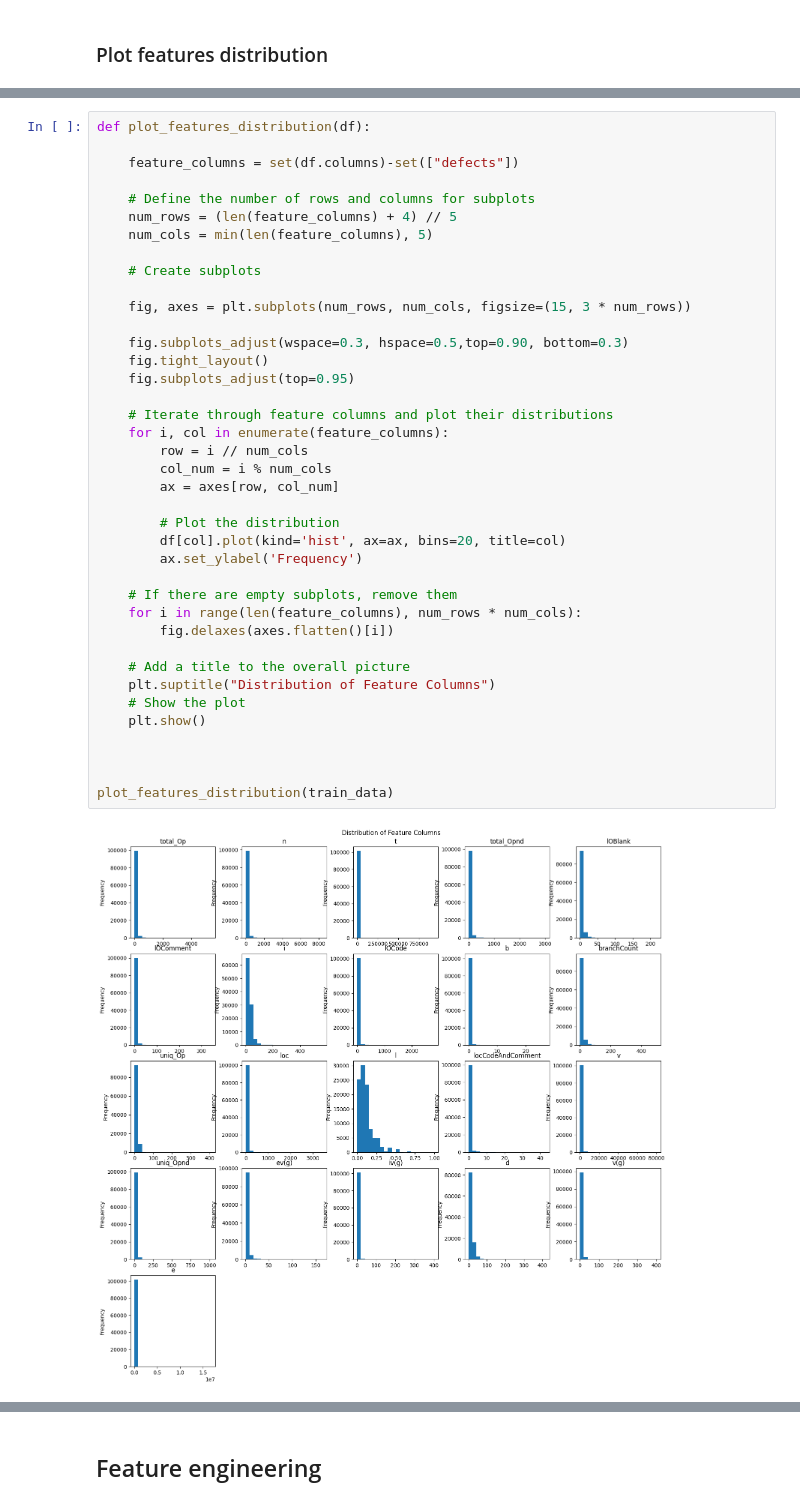
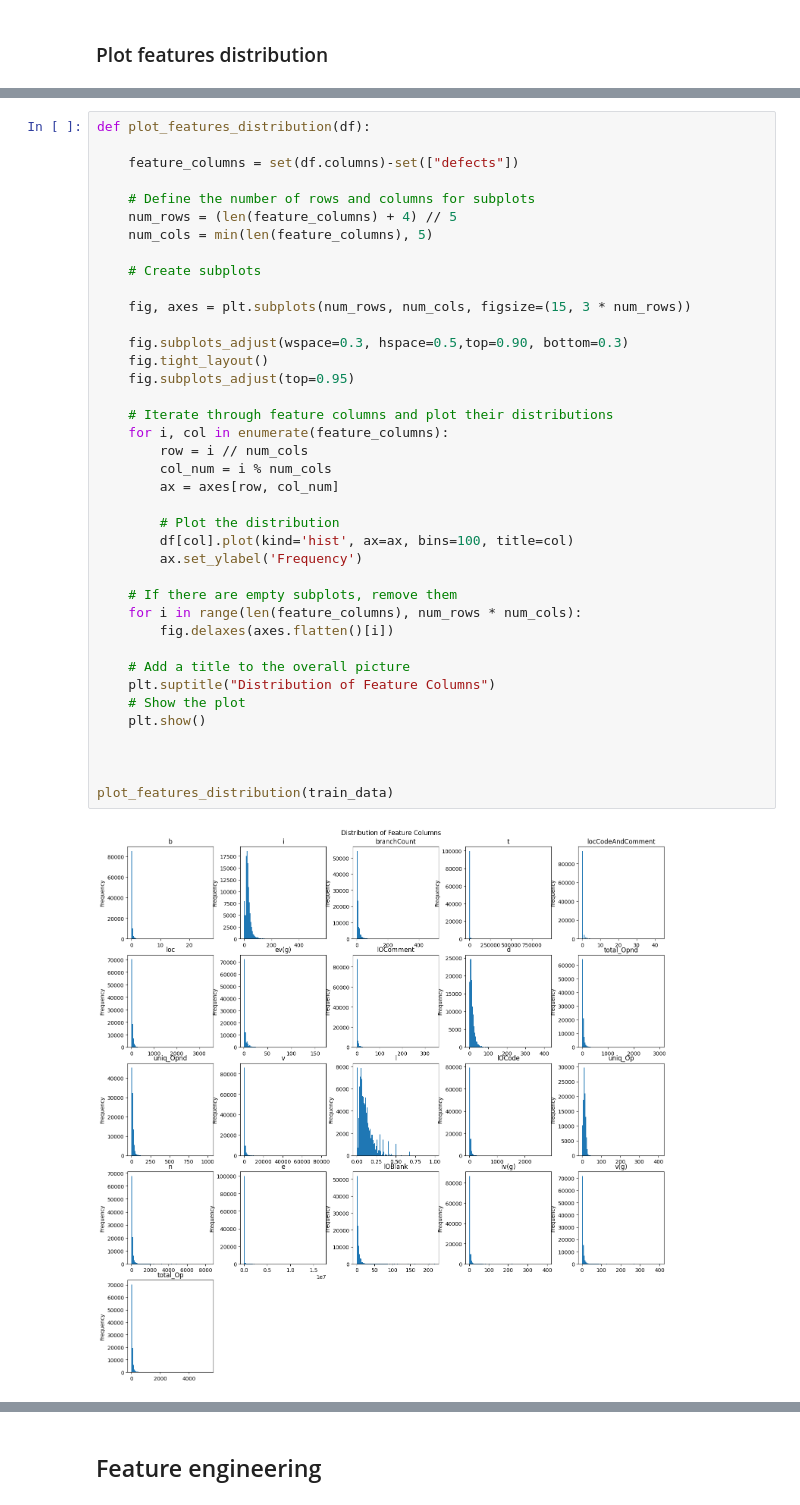
Before and after one commit to incardo/kaggle-playground, a Jupyter notebook: Binary-Classification_Software_Defects_Dataset/eda_software_defects.ipynb, the cells around one changed output, grey strips where cells are left out. Saved outputs shown, nothing was run; the diff lists cells and outputs as text.

```diff
--- a/Binary-Classification_Software_Defects_Dataset/eda_software_defects.ipynb
+++ b/Binary-Classification_Software_Defects_Dataset/eda_software_defects.ipynb
@@ -199,32 +191,32 @@ def plot_features_distribution(df):
     # Create subplots
 
     fig, axes = plt.subplots(num_rows, num_cols, figsize=(15, 3 * num_rows))
 
     fig.subplots_adjust(wspace=0.3, hspace=0.5,top=0.90, bottom=0.3)
     fig.tight_layout()
     fig.subplots_adjust(top=0.95)
 
     # Iterate through feature columns and plot their distributions
     for i, col in enumerate(feature_columns):
         row = i // num_cols
         col_num = i % num_cols
         ax = axes[row, col_num]
 
         # Plot the distribution
-        df[col].plot(kind='hist', ax=ax, bins=20, title=col)
+        df[col].plot(kind='hist', ax=ax, bins=100, title=col)
         ax.set_ylabel('Frequency')
 
     # If there are empty subplots, remove them
     for i in range(len(feature_columns), num_rows * num_cols):
         fig.delaxes(axes.flatten()[i])
 
     # Add a title to the overall picture
     plt.suptitle("Distribution of Feature Columns")
     # Show the plot
     plt.show()
 
 
 
 plot_features_distribution(train_data)
 # %% [output]
-[figure, old version]
+[figure, new version]
```
Also changed, not shown: parts of 27 cells of this notebook, 6 other files.
